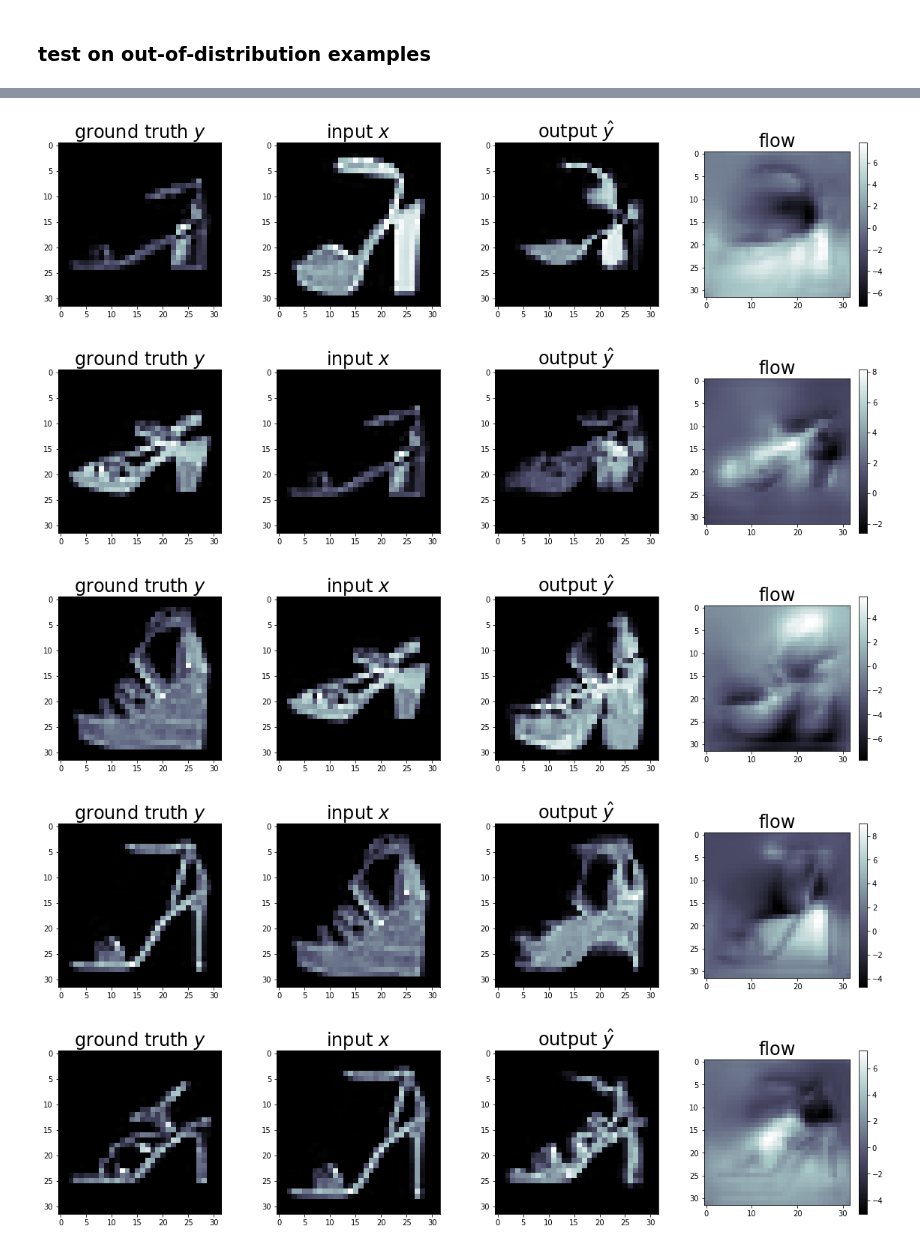
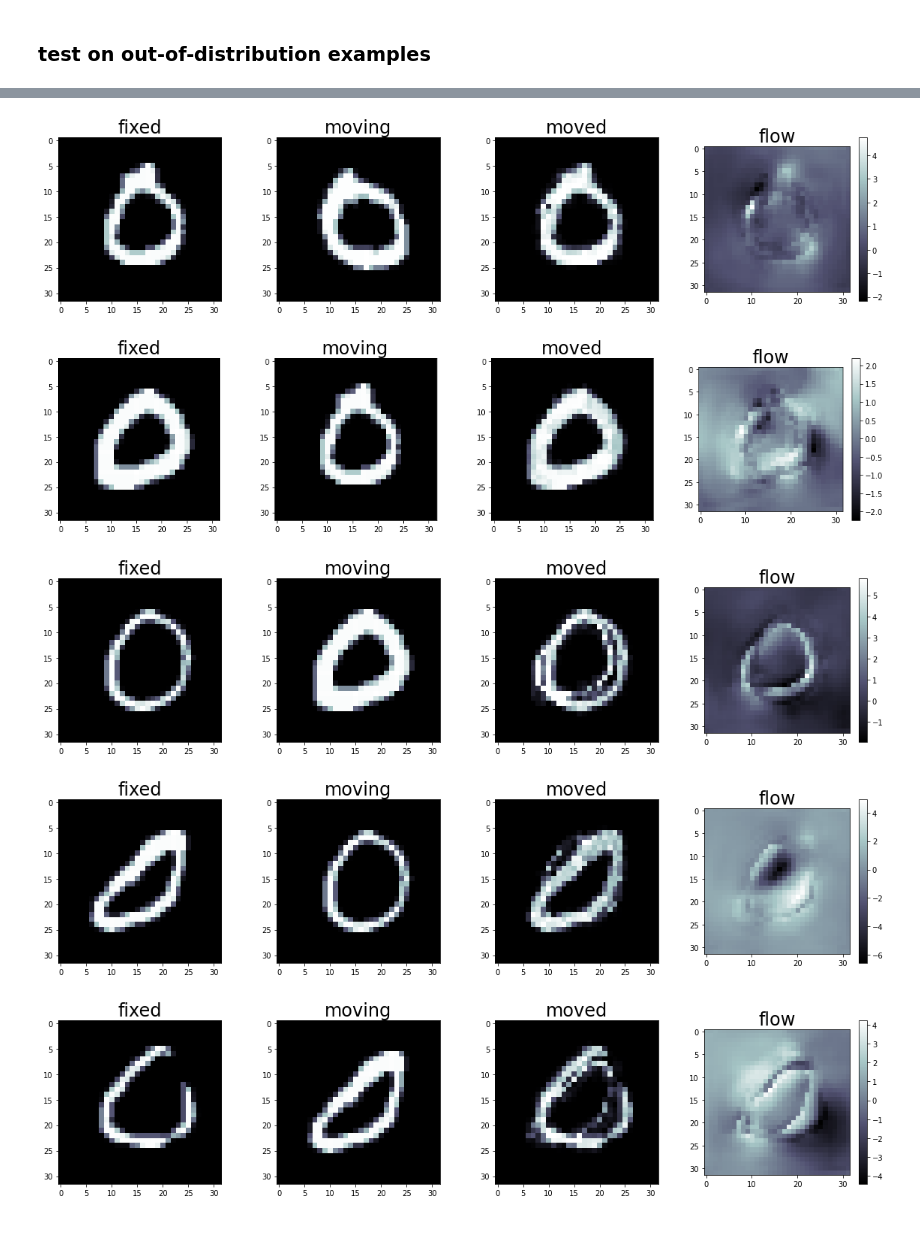
Before and after one commit to clu5/registration, a Jupyter notebook: notebooks/playground.ipynb, the cells around one changed output, grey strips where cells are left out. Cells and saved outputs as stored; diff of their text form; code cells hidden in the pictures.

```diff
--- a/notebooks/playground.ipynb
+++ b/notebooks/playground.ipynb
@@ -341,4 +485,11 @@ epoch 11 finished
 # %%
-plt.plot(epoch_loss['train'])
-plt.plot(epoch_loss['val'])
+fig, ax = plt.subplots(ncols=2, figsize=(16, 4))
+ax[0].set_title('Without domain')
+ax[0].plot(epoch_loss['train'], label='train')
+ax[0].plot(epoch_loss['val'], label='val')
+ax[0].legend()
+ax[1].set_title('With domain')
+ax[1].plot(domain_epoch_loss['train'], label='train')
+ax[1].plot(domain_epoch_loss['val'], label='val')
+ax[1].legend()
 # %% [output]
@@ -361,14 +575,14 @@ for k in range(8):
     moving, fixed = test_images[k, 0], test_images[k, 1]
     fig, ax = plt.subplots(ncols=4, figsize=(20, 4))
     ax[0].imshow(fixed, cmap=cmap)
-    ax[0].set_title(r'ground truth $y$', fontsize=fontsize)
+    ax[0].set_title(r'fixed', fontsize=fontsize)
     ax[1].imshow(moving, cmap=cmap)
-    ax[1].set_title(r'input $x$', fontsize=fontsize)
+    ax[1].set_title(r'moving', fontsize=fontsize)
     ax[2].imshow(moved[k, 0], cmap=cmap)
-    ax[2].set_title(r'output $\hat{y}$', fontsize=fontsize)
+    ax[2].set_title(r'moved', fontsize=fontsize)
     flow = ax[3].imshow(warp[k].sum(0), cmap=cmap)
     ax[3].set_title(r'flow', fontsize=fontsize)
     plt.colorbar(flow, ax=ax[3])
-    plt.savefig(f'figures/voxelmorph-sneaker-example-{k}.png')
+    # plt.savefig(f'figures/voxelmorph-sneaker-example-{k}.png')
     plt.show()
 # %% [output]
@@ -383,11 +597,11 @@ for k in range(8):
 # %% [markdown]
 ### test on out-of-distribution examples
 # %%
-test_dataset = sandal_test_dataset
+test_dataset = zero_test_dataset
 test_loader = get_dataloader(test_dataset, shuffle=False)
 # %%
 test_images = next(iter(test_loader)).to('cuda')
-moved, warp = model(test_images)
+moved, warp = domain_model(test_images)
 test_images = test_images.cpu().detach().numpy()
 moved = moved.cpu().detach().numpy()
 warp = warp.cpu().detach().numpy()
@@ -398,14 +612,14 @@ for k in range(8):
     moving, fixed = test_images[k, 0], test_images[k, 1]
     fig, ax = plt.subplots(ncols=4, figsize=(20, 4))
     ax[0].imshow(fixed, cmap=cmap)
-    ax[0].set_title(r'ground truth $y$', fontsize=fontsize)
+    ax[0].set_title(r'fixed', fontsize=fontsize)
     ax[1].imshow(moving, cmap=cmap)
-    ax[1].set_title(r'input $x$', fontsize=fontsize)
+    ax[1].set_title(r'moving', fontsize=fontsize)
     ax[2].imshow(moved[k, 0], cmap=cmap)
-    ax[2].set_title(r'output $\hat{y}$', fontsize=fontsize)
+    ax[2].set_title(r'moved', fontsize=fontsize)
     flow = ax[3].imshow(warp[k].sum(0), cmap=cmap)
     ax[3].set_title(r'flow', fontsize=fontsize)
     plt.colorbar(flow, ax=ax[3])
-    plt.savefig(f'figures/voxelmorph-sandal-example-{k}.png')
+    # plt.savefig(f'figures/voxelmorph-sandal-example-{k}.png')
     plt.show()
 # %% [output]
@@ -415,8 +629,8 @@ for k in range(8):
-[figure, old version]
+[figure, new version]
-[figure, old version]
+[figure, new version]
-[figure, old version]
+[figure, new version]
-[figure, old version]
+[figure, new version]
-[figure, old version]
+[figure, new version]
 # %%
 test_dataset = boot_test_dataset
 test_loader = get_dataloader(test_dataset, shuffle=False)
```
Also changed, not shown: parts of 51 cells of this notebook, 11 other files.
